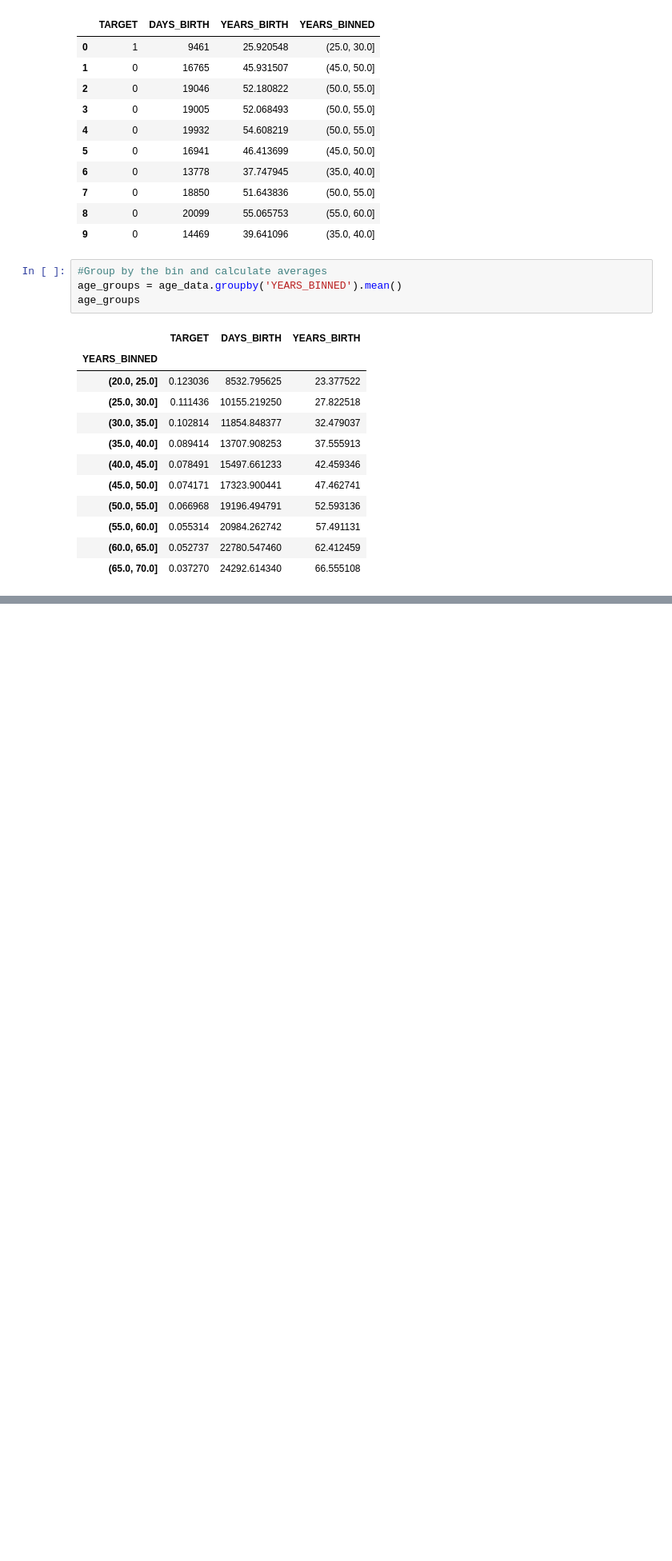
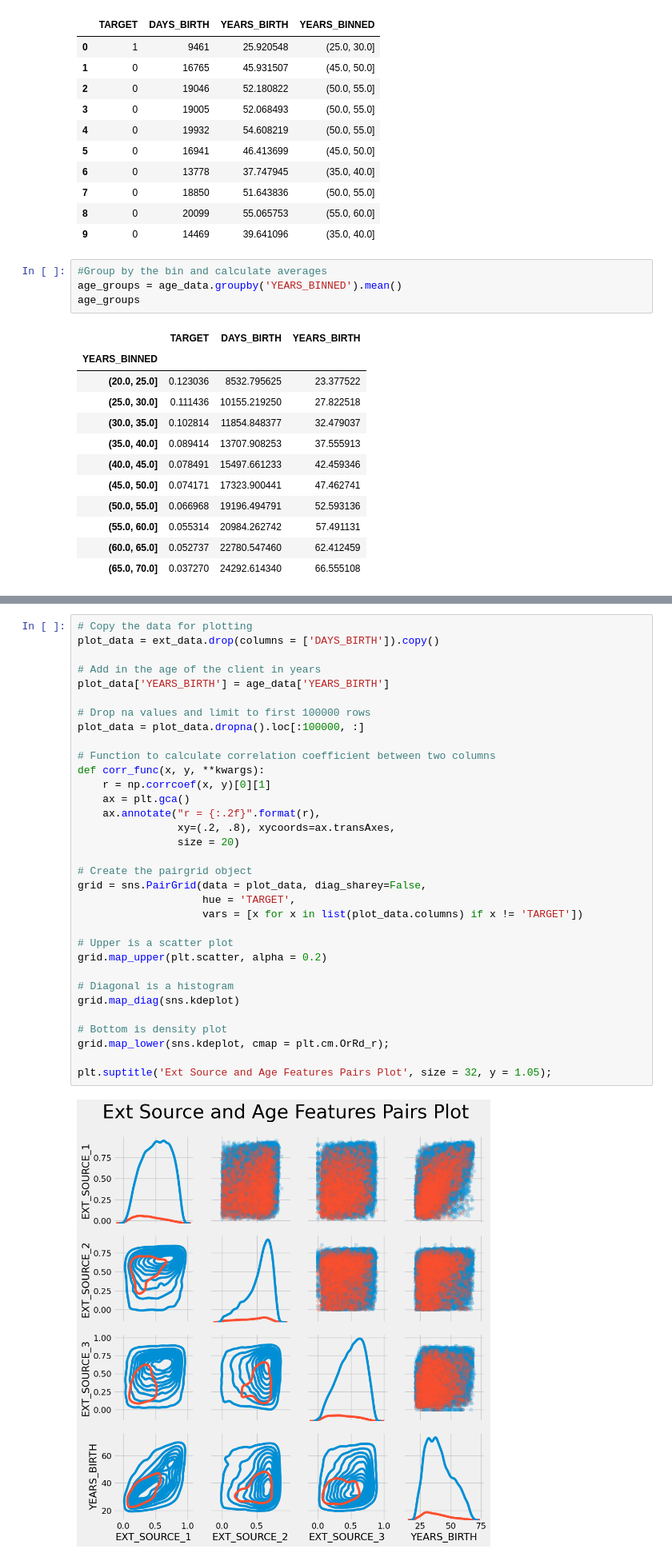
Before and after one commit to jhk990602/datapractice, a Jupyter notebook: HomeCreditDefaultRisk_1.ipynb, the cells around one changed output, grey strips where cells are left out. Shown at 80% size. Drawn from its saved outputs; the diff is of its cells as text; blank space fills up the shorter version.

```diff
--- a/HomeCreditDefaultRisk_1.ipynb
+++ b/HomeCreditDefaultRisk_1.ipynb
@@ -366,0 +407,35 @@ Text(0.5, 1.0, 'Failure to Repay by Age group')
+# %%
+# Copy the data for plotting
+plot_data = ext_data.drop(columns = ['DAYS_BIRTH']).copy()
+
+# Add in the age of the client in years
+plot_data['YEARS_BIRTH'] = age_data['YEARS_BIRTH']
+
+# Drop na values and limit to first 100000 rows
+plot_data = plot_data.dropna().loc[:100000, :]
+
+# Function to calculate correlation coefficient between two columns
+def corr_func(x, y, **kwargs):
+    r = np.corrcoef(x, y)[0][1]
+    ax = plt.gca()
+    ax.annotate("r = {:.2f}".format(r),
+                xy=(.2, .8), xycoords=ax.transAxes,
+                size = 20)
+
+# Create the pairgrid object
+grid = sns.PairGrid(data = plot_data, diag_sharey=False,
+                    hue = 'TARGET',
+                    vars = [x for x in list(plot_data.columns) if x != 'TARGET'])
+
+# Upper is a scatter plot
+grid.map_upper(plt.scatter, alpha = 0.2)
+
+# Diagonal is a histogram
+grid.map_diag(sns.kdeplot)
+
+# Bottom is density plot
+grid.map_lower(sns.kdeplot, cmap = plt.cm.OrRd_r);
+
+plt.suptitle('Ext Source and Age Features Pairs Plot', size = 32, y = 1.05);
+# %% [output]
+[figure, added]
```
Also changed, not shown: parts of 11 cells of this notebook.
